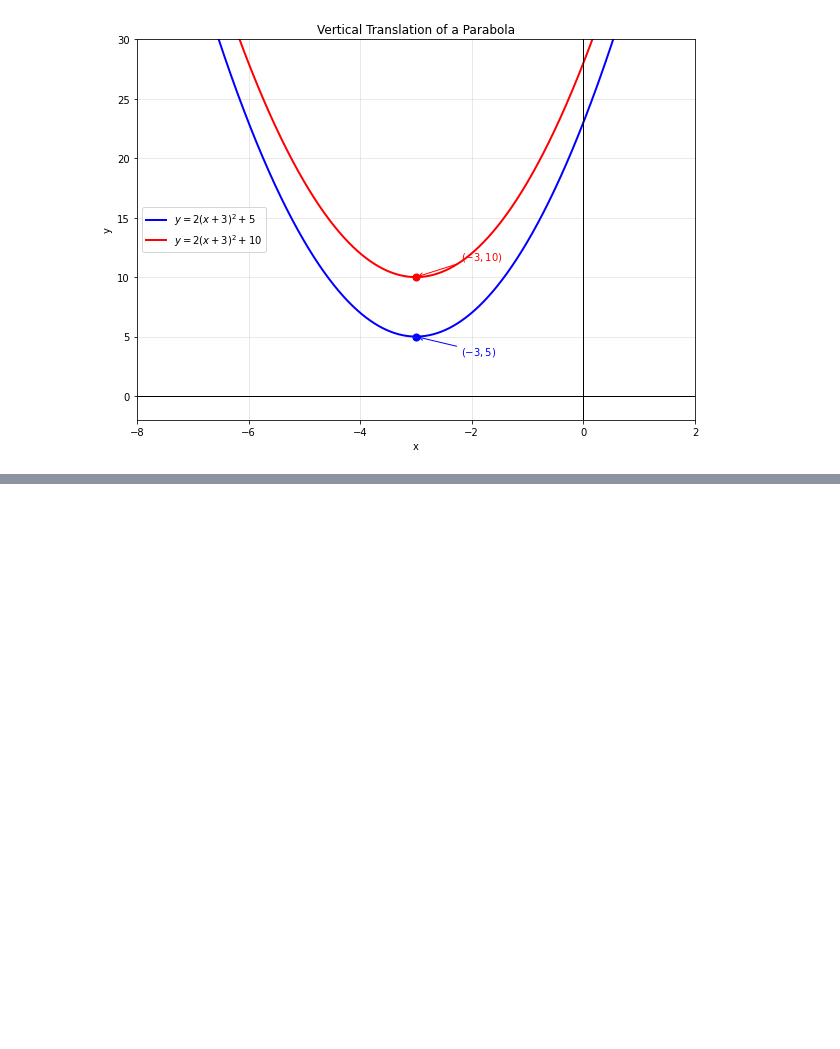
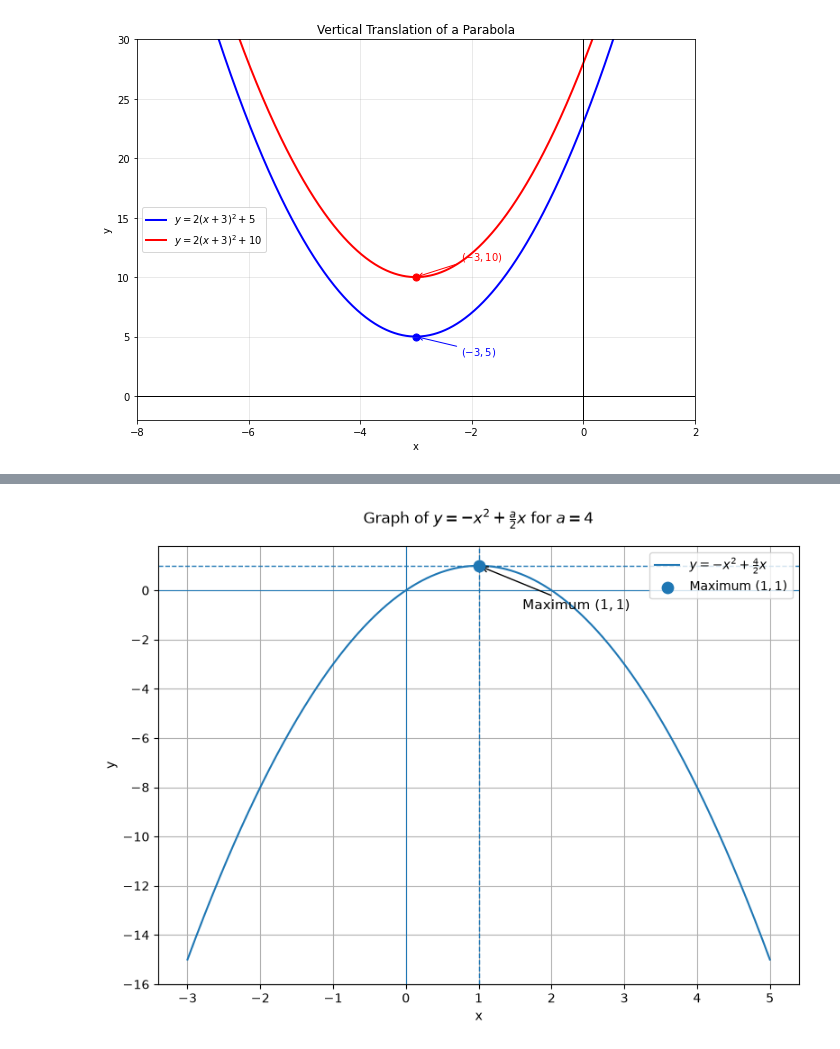
Before and after one commit to deepak-venkatesh/gelfand-algebra, a Jupyter notebook: Gelfand Algebra Python Code.ipynb, the cells around one changed output, grey strips where cells are left out. Cells and saved outputs as stored; diff of their text form; code cells hidden in the pictures; blank space fills up the shorter version.

```diff
--- a/Gelfand Algebra Python Code.ipynb
+++ b/Gelfand Algebra Python Code.ipynb
@@ -703,0 +834,82 @@ plt.show()
+# %%
+import numpy as np
+import matplotlib.pyplot as plt
+
+# Constant
+a = 4
+
+# Function
+def f(x):
+    return -x**2 + (a / 2) * x
+
+# x-values
+x = np.linspace(-3, 5, 500)
+y = f(x)
+
+# Maximum point
+x_max = a / 4
+y_max = a**2 / 16
+
+plt.figure(figsize=(8, 6))
+
+# Plot the parabola
+plt.plot(
+    x,
+    y,
+    label=rf"$y=-x^2+\frac{{{a}}}{{2}}x$"
+)
+
+# Mark the maximum point
+plt.scatter(
+    x_max,
+    y_max,
+    s=80,
+    zorder=5,
+    label=rf"Maximum $({x_max:g},{y_max:g})$"
+)
+
+# Label the maximum point
+plt.annotate(
+    rf"Maximum $({x_max:g},{y_max:g})$",
+    xy=(x_max, y_max),
+    xytext=(35, -35),              # move label right and downward
+    textcoords="offset points",
+    arrowprops={"arrowstyle": "->"},
+    fontsize=11
+)
+
+# Dashed guide lines
+plt.axvline(
+    x=x_max,
+    linestyle="--",
+    linewidth=1
+)
+
+plt.axhline(
+    y=y_max,
+    linestyle="--",
+    linewidth=1
+)
+
+# Coordinate axes
+plt.axhline(0, linewidth=0.8)
+plt.axvline(0, linewidth=0.8)
+
+plt.xlabel("x")
+plt.ylabel("y")
+
+plt.title(
+    rf"Graph of $y=-x^2+\frac{{a}}{{2}}x$ for $a={a}$",
+    pad=18
+)
+
+plt.xlim(-3.4, 5.4)
+plt.ylim(-16, 1.8)
+
+plt.grid(True)
+plt.legend(loc="upper right")
+
+plt.tight_layout()
+plt.show()
+# %% [output]
+[figure, added]
```
Also changed, not shown: parts of 7 cells of this notebook, 2 other files.
